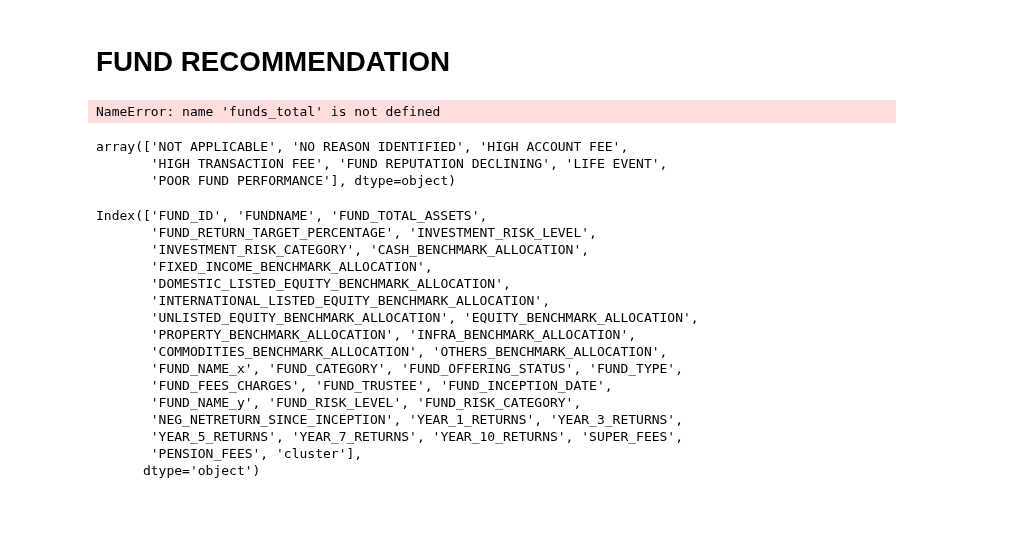
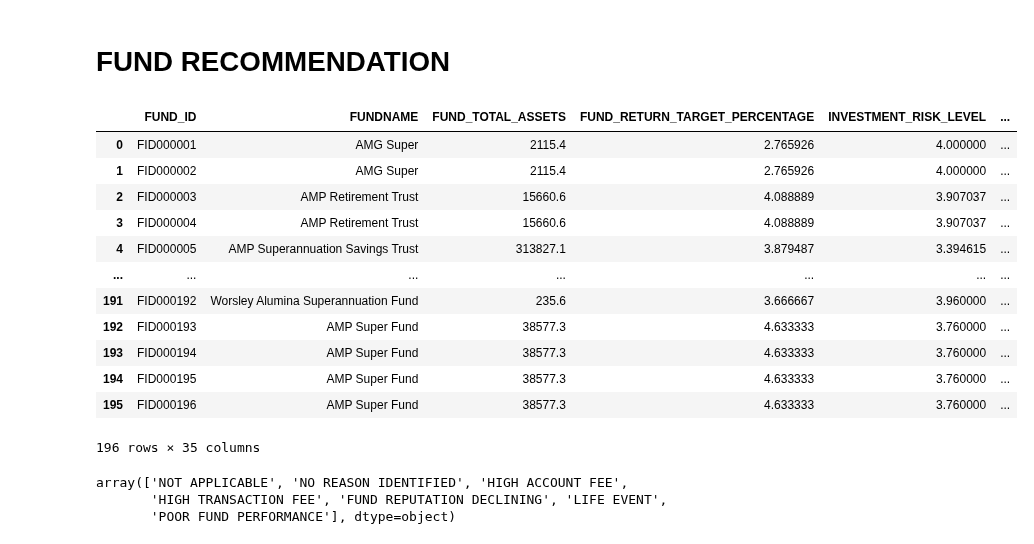
Before and after one commit to mhs10031990/BFS_SUPER_ANNU_Repo, a Jupyter notebook: MODEL_CHURN.ipynb, the cells around one changed output. Saved outputs shown, nothing was run; the diff lists cells and outputs as text; code cells hidden in the pictures; blank space fills up the shorter version.

```diff
--- a/MODEL_CHURN.ipynb
+++ b/MODEL_CHURN.ipynb
@@ -304,29 +294,0 @@ def recommendation(fund_id, reason):
-# %%
-funds_total
-# %% [output]
-NameError: name 'funds_total' is not defined
-# %%
-df["CHURN_REASON"].unique()
-# %% [output]
-array(['NOT APPLICABLE', 'NO REASON IDENTIFIED', 'HIGH ACCOUNT FEE',
-       'HIGH TRANSACTION FEE', 'FUND REPUTATION DECLINING', 'LIFE EVENT',
-       'POOR FUND PERFORMANCE'], dtype=object)
-# %%
-fund_total.columns
-# %% [output]
-Index(['FUND_ID', 'FUNDNAME', 'FUND_TOTAL_ASSETS',
-       'FUND_RETURN_TARGET_PERCENTAGE', 'INVESTMENT_RISK_LEVEL',
-       'INVESTMENT_RISK_CATEGORY', 'CASH_BENCHMARK_ALLOCATION',
-       'FIXED_INCOME_BENCHMARK_ALLOCATION',
-       'DOMESTIC_LISTED_EQUITY_BENCHMARK_ALLOCATION',
-       'INTERNATIONAL_LISTED_EQUITY_BENCHMARK_ALLOCATION',
-       'UNLISTED_EQUITY_BENCHMARK_ALLOCATION', 'EQUITY_BENCHMARK_ALLOCATION',
-       'PROPERTY_BENCHMARK_ALLOCATION', 'INFRA_BENCHMARK_ALLOCATION',
-       'COMMODITIES_BENCHMARK_ALLOCATION', 'OTHERS_BENCHMARK_ALLOCATION',
-       'FUND_NAME_x', 'FUND_CATEGORY', 'FUND_OFFERING_STATUS', 'FUND_TYPE',
-       'FUND_FEES_CHARGES', 'FUND_TRUSTEE', 'FUND_INCEPTION_DATE',
-       'FUND_NAME_y', 'FUND_RISK_LEVEL', 'FUND_RISK_CATEGORY',
-       'NEG_NETRETURN_SINCE_INCEPTION', 'YEAR_1_RETURNS', 'YEAR_3_RETURNS',
-       'YEAR_5_RETURNS', 'YEAR_7_RETURNS', 'YEAR_10_RETURNS', 'SUPER_FEES',
-       'PENSION_FEES', 'cluster'],
-      dtype='object')
@@ -332,0 +304,22 @@ Index(['FUND_ID', 'FUNDNAME', 'FUND_TOTAL_ASSETS',
+# %%
+fund_total
+# %% [output]
+|  | FUND_ID | FUNDNAME | FUND_TOTAL_ASSETS | FUND_RETURN_TARGET_PERCENTAGE | INVESTMENT_RISK_LEVEL | ... |
+| 0 | FID000001 | AMG Super | 2115.4 | 2.765926 | 4.000000 | ... |
+| 1 | FID000002 | AMG Super | 2115.4 | 2.765926 | 4.000000 | ... |
+| 2 | FID000003 | AMP Retirement Trust | 15660.6 | 4.088889 | 3.907037 | ... |
+| 3 | FID000004 | AMP Retirement Trust | 15660.6 | 4.088889 | 3.907037 | ... |
+| 4 | FID000005 | AMP Superannuation Savings Trust | 313827.1 | 3.879487 | 3.394615 | ... |
+| ... | ... | ... | ... | ... | ... | ... |
+| 191 | FID000192 | Worsley Alumina Superannuation Fund | 235.6 | 3.666667 | 3.960000 | ... |
+| 192 | FID000193 | AMP Super Fund | 38577.3 | 4.633333 | 3.760000 | ... |
+| 193 | FID000194 | AMP Super Fund | 38577.3 | 4.633333 | 3.760000 | ... |
+| 194 | FID000195 | AMP Super Fund | 38577.3 | 4.633333 | 3.760000 | ... |
+| 195 | FID000196 | AMP Super Fund | 38577.3 | 4.633333 | 3.760000 | ... |
+196 rows × 35 columns
+# %%
+df["CHURN_REASON"].unique()
+# %% [output]
+array(['NOT APPLICABLE', 'NO REASON IDENTIFIED', 'HIGH ACCOUNT FEE',
+       'HIGH TRANSACTION FEE', 'FUND REPUTATION DECLINING', 'LIFE EVENT',
+       'POOR FUND PERFORMANCE'], dtype=object)
```
Also changed, not shown: parts of 5 cells of this notebook.
